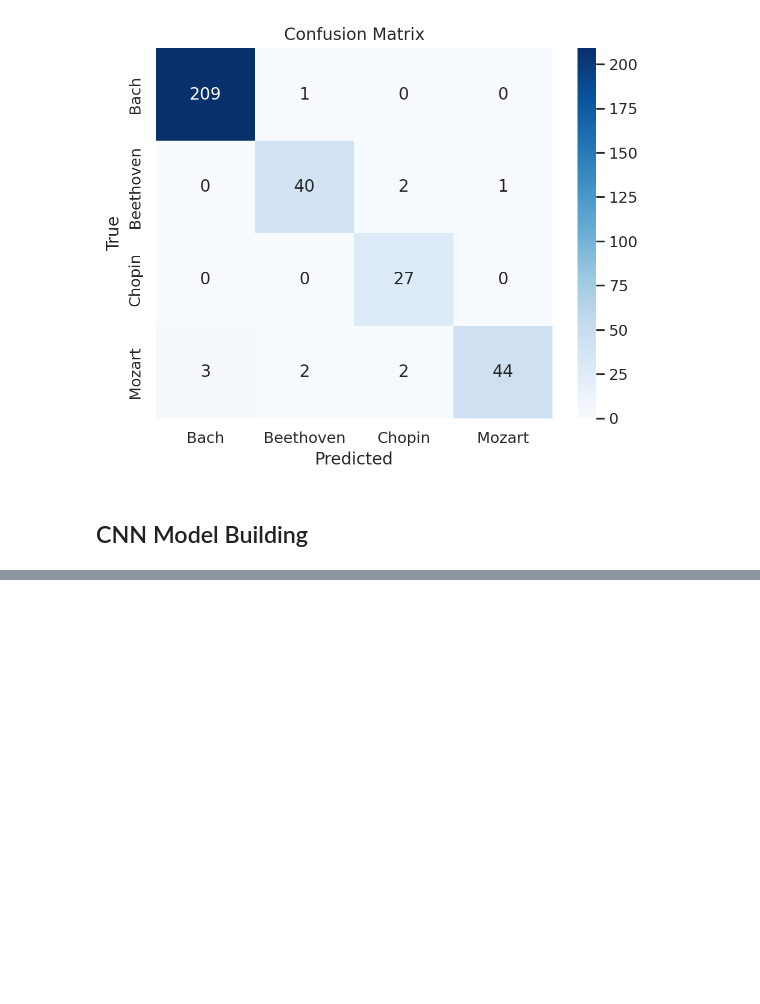
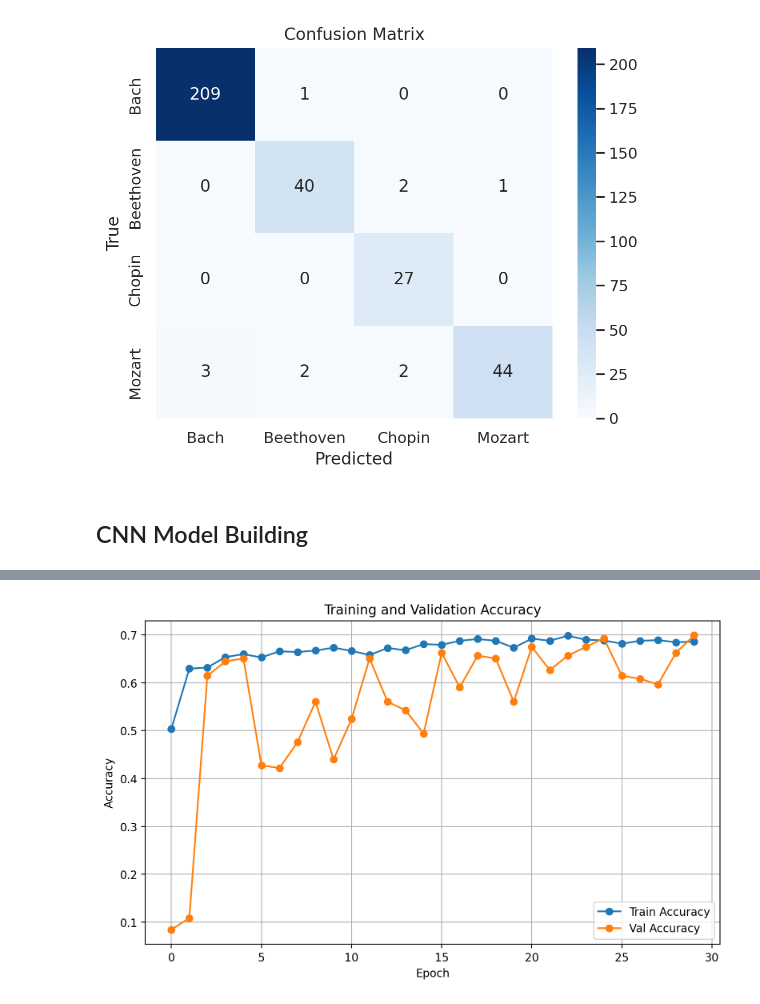
Before and after one commit to santa-dask/Music_Maestro_AI, a Jupyter notebook: AAI_511_IN2_Music_Maestro_AI-Project_new.ipynb, the cells around one changed output, grey strips where cells are left out. Cells and saved outputs as stored; diff of their text form; code cells hidden in the pictures; blank space fills up the shorter version.

Commit message:
Updated CNN model training and evaluation

```diff
--- a/AAI_511_IN2_Music_Maestro_AI-Project_new.ipynb
+++ b/AAI_511_IN2_Music_Maestro_AI-Project_new.ipynb
@@ -755,0 +853,6 @@ plt.show()
+# %%
+# Load mel spectrogram metadata
+df_mel = pd.read_csv(mel_csv_file)
+
+# Show structure
+df_mel.head()
@@ -755,0 +902,8 @@ plt.show()
+# %%
+# Train/validation/test split
+X_train, X_temp, y_train, y_temp = train_test_split(X, y, test_size=0.2, stratify=y, random_state=42)
+X_val, X_test, y_val, y_test = train_test_split(X_temp, y_temp, test_size=0.5, stratify=y_temp, random_state=42)
+
+print(f"Shape of X: {X.shape}")
+print(f"Shape of y: {y.shape}")
+print(f"Num of classes: {num_classes}")
@@ -755,0 +973,10 @@ plt.show()
+# %%
+model_cnn.compile(optimizer=Adam(1e-4),
+              loss='categorical_crossentropy',
+              metrics=['accuracy'])
+
+# Train
+history_cnn = model_cnn.fit(X_train_cnn, y_train_cat,
+                    validation_data=(X_val_cnn, y_val_cat),
+                    epochs=30,
+                    batch_size=32)
@@ -755,0 +1011,13 @@ plt.show()
+# %%
+# Plot training and validation accuracy
+def plot_accuracy(history):
+    plt.figure(figsize=(8, 5))
+    plt.plot(history.history['accuracy'], label='Train Accuracy', marker='o')
+    plt.plot(history.history['val_accuracy'], label='Val Accuracy', marker='o')
+    plt.title('Training and Validation Accuracy')
+    plt.xlabel('Epoch')
+    plt.ylabel('Accuracy')
+    plt.legend()
+    plt.grid(True)
+    plt.tight_layout()
+    plt.show()
@@ -755,0 +1037,5 @@ plt.show()
+# %%
+# Plot accuracy
+plot_accuracy(history_cnn)
+# %% [output]
+[figure, added]
```
Also changed, not shown: parts of 18 cells of this notebook.
